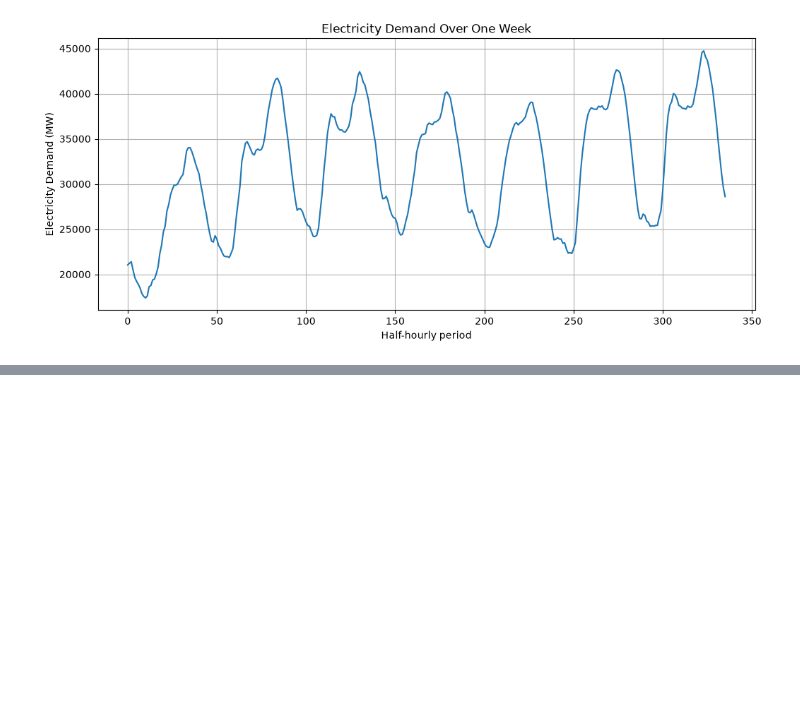
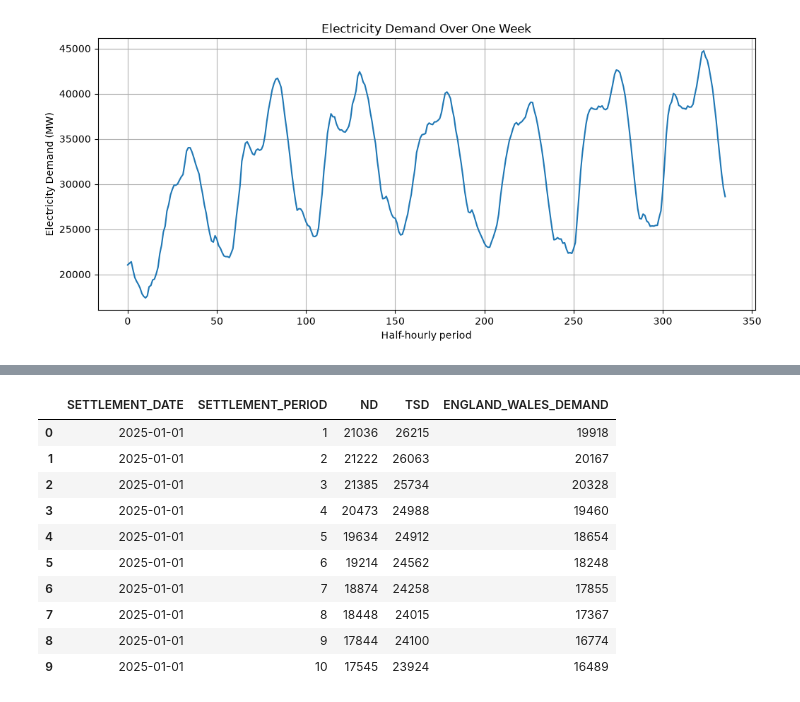
Before and after one commit to godgoku123/energy-forecasting, a Jupyter notebook: 01_data_exploration.ipynb, the cells around one changed output, grey strips where cells are left out. Cells and saved outputs as stored; diff of their text form; code cells hidden in the pictures; blank space fills up the shorter version.

```diff
--- a/01_data_exploration.ipynb
+++ b/01_data_exploration.ipynb
@@ -62,0 +106,20 @@ plt.show()
+# %%
+df[[
+    "SETTLEMENT_DATE",
+    "SETTLEMENT_PERIOD",
+    "ND",
+    "TSD",
+    "ENGLAND_WALES_DEMAND"
+]].head(10)
+# %% [output]
+|  | SETTLEMENT_DATE | SETTLEMENT_PERIOD | ND | TSD | ENGLAND_WALES_DEMAND |
+| 0 | 2025-01-01 | 1 | 21036 | 26215 | 19918 |
+| 1 | 2025-01-01 | 2 | 21222 | 26063 | 20167 |
+| 2 | 2025-01-01 | 3 | 21385 | 25734 | 20328 |
+| 3 | 2025-01-01 | 4 | 20473 | 24988 | 19460 |
+| 4 | 2025-01-01 | 5 | 19634 | 24912 | 18654 |
+| 5 | 2025-01-01 | 6 | 19214 | 24562 | 18248 |
+| 6 | 2025-01-01 | 7 | 18874 | 24258 | 17855 |
+| 7 | 2025-01-01 | 8 | 18448 | 24015 | 17367 |
+| 8 | 2025-01-01 | 9 | 17844 | 24100 | 16774 |
+| 9 | 2025-01-01 | 10 | 17545 | 23924 | 16489 |
```
Also changed, not shown: parts of 11 cells of this notebook.
